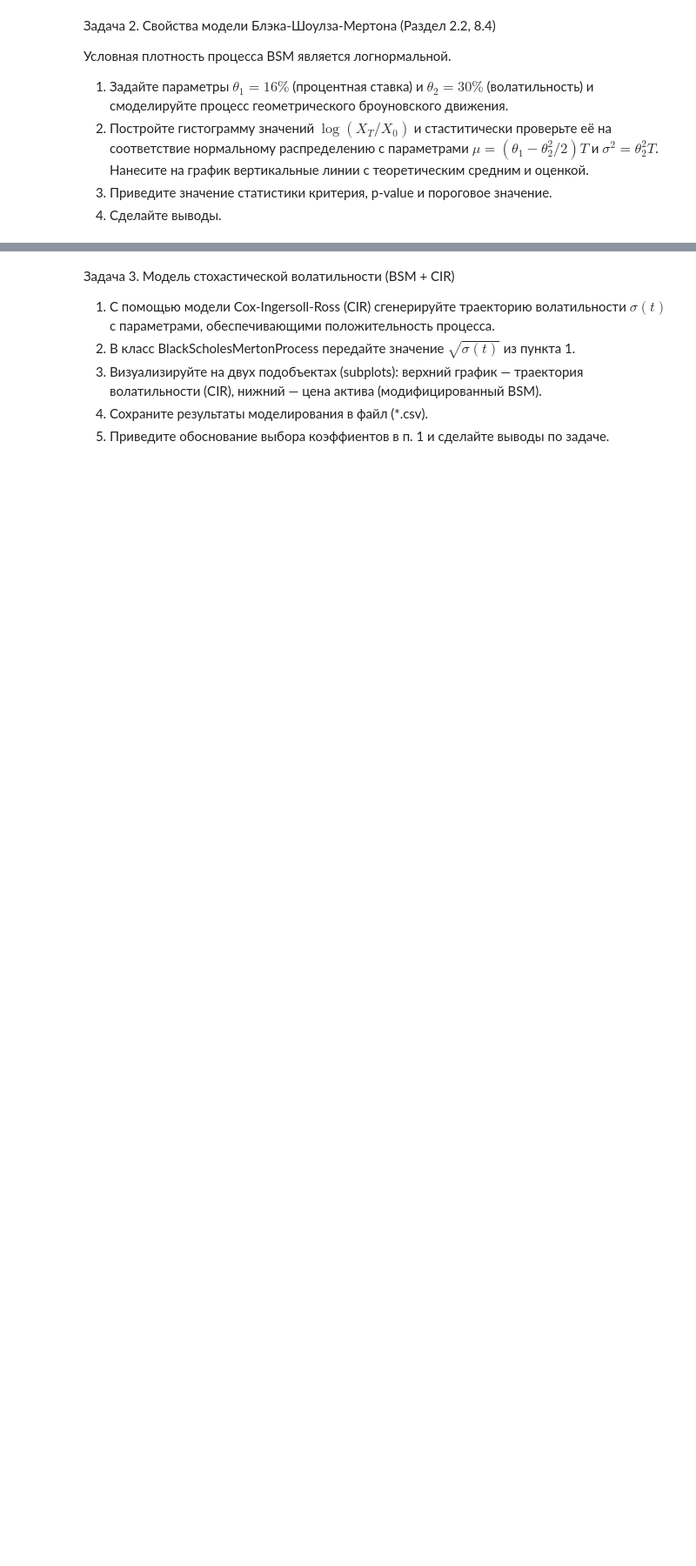
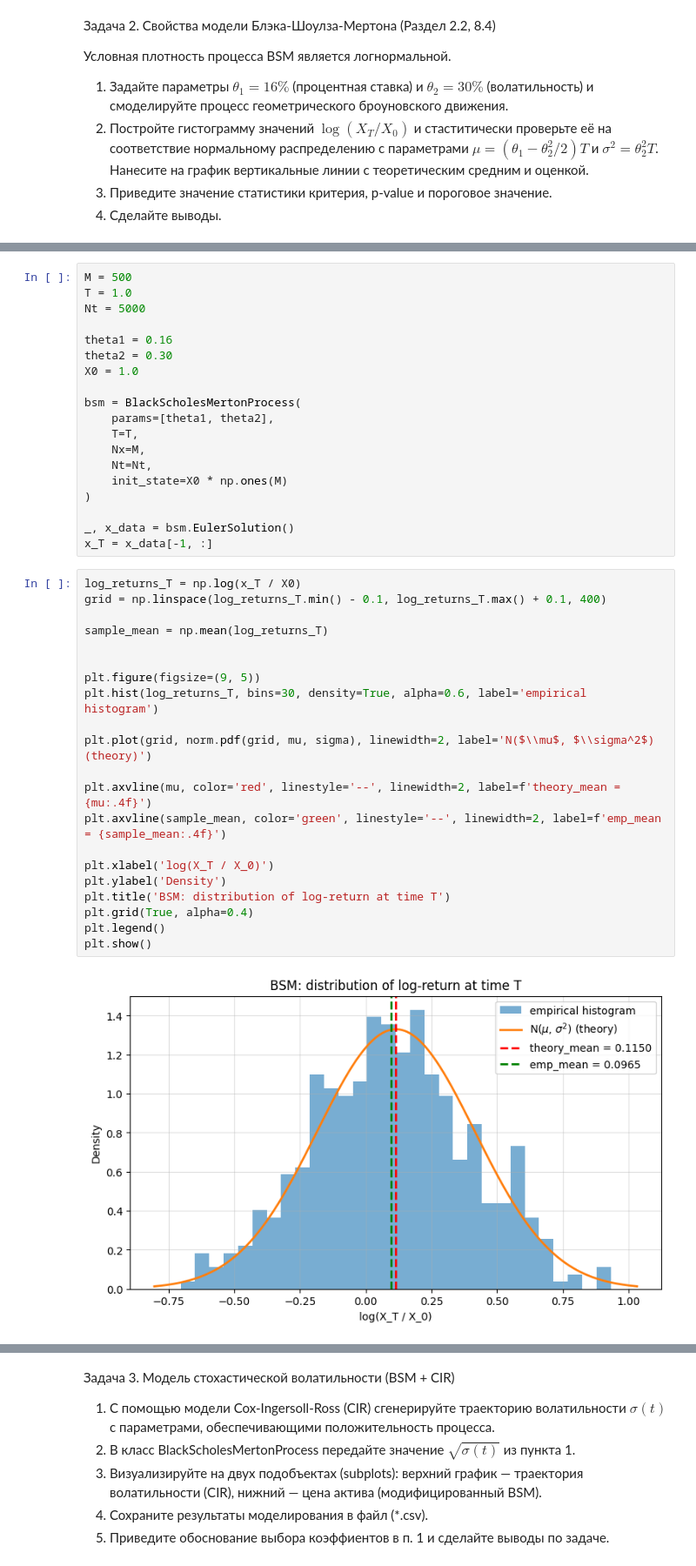
Before and after one commit to rkuznetc/stochastics-statistics, a Jupyter notebook: notebooks/lab2_2026.ipynb, the cells around one changed output, grey strips where cells are left out. Shown at 87% size. Drawn from its saved outputs; the diff is of its cells as text; blank space fills up the shorter version.

```diff
--- a/notebooks/lab2_2026.ipynb
+++ b/notebooks/lab2_2026.ipynb
@@ -718,0 +803,42 @@
+# %%
+M = 500
+T = 1.0
+Nt = 5000
+
+theta1 = 0.16
+theta2 = 0.30
+X0 = 1.0
+
+bsm = BlackScholesMertonProcess(
+    params=[theta1, theta2],
+    T=T,
+    Nx=M,
+    Nt=Nt,
+    init_state=X0 * np.ones(M)
+)
+
+_, x_data = bsm.EulerSolution()
+x_T = x_data[-1, :]
+# %%
+log_returns_T = np.log(x_T / X0)
+grid = np.linspace(log_returns_T.min() - 0.1, log_returns_T.max() + 0.1, 400)
+
+sample_mean = np.mean(log_returns_T)
+
+
+plt.figure(figsize=(9, 5))
+plt.hist(log_returns_T, bins=30, density=True, alpha=0.6, label='empirical histogram')
+
+plt.plot(grid, norm.pdf(grid, mu, sigma), linewidth=2, label='N($\\mu$, $\\sigma^2$) (theory)')
+
+plt.axvline(mu, color='red', linestyle='--', linewidth=2, label=f'theory_mean = {mu:.4f}')
+plt.axvline(sample_mean, color='green', linestyle='--', linewidth=2, label=f'emp_mean = {sample_mean:.4f}')
+
+plt.xlabel('log(X_T / X_0)')
+plt.ylabel('Density')
+plt.title('BSM: distribution of log-return at time T')
+plt.grid(True, alpha=0.4)
+plt.legend()
+plt.show()
+# %% [output]
+[figure, added]
```
Also changed, not shown: parts of 49 cells of this notebook.
